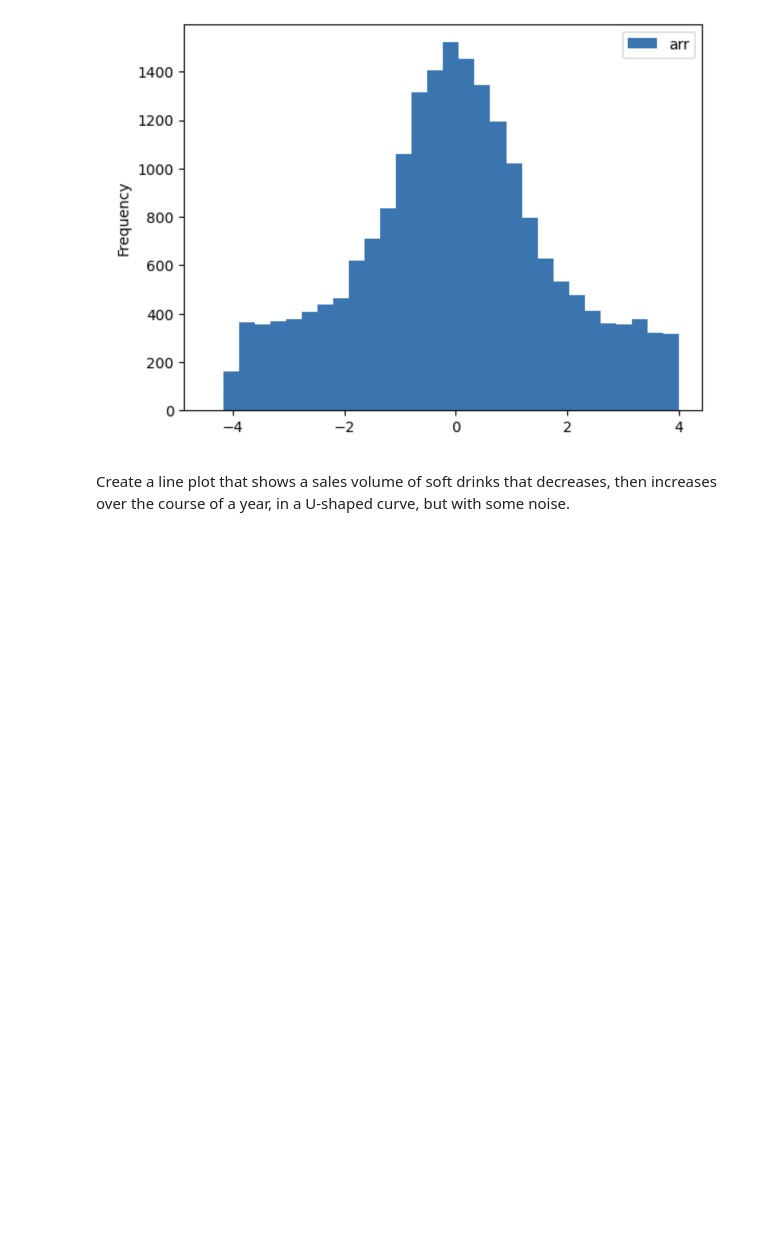
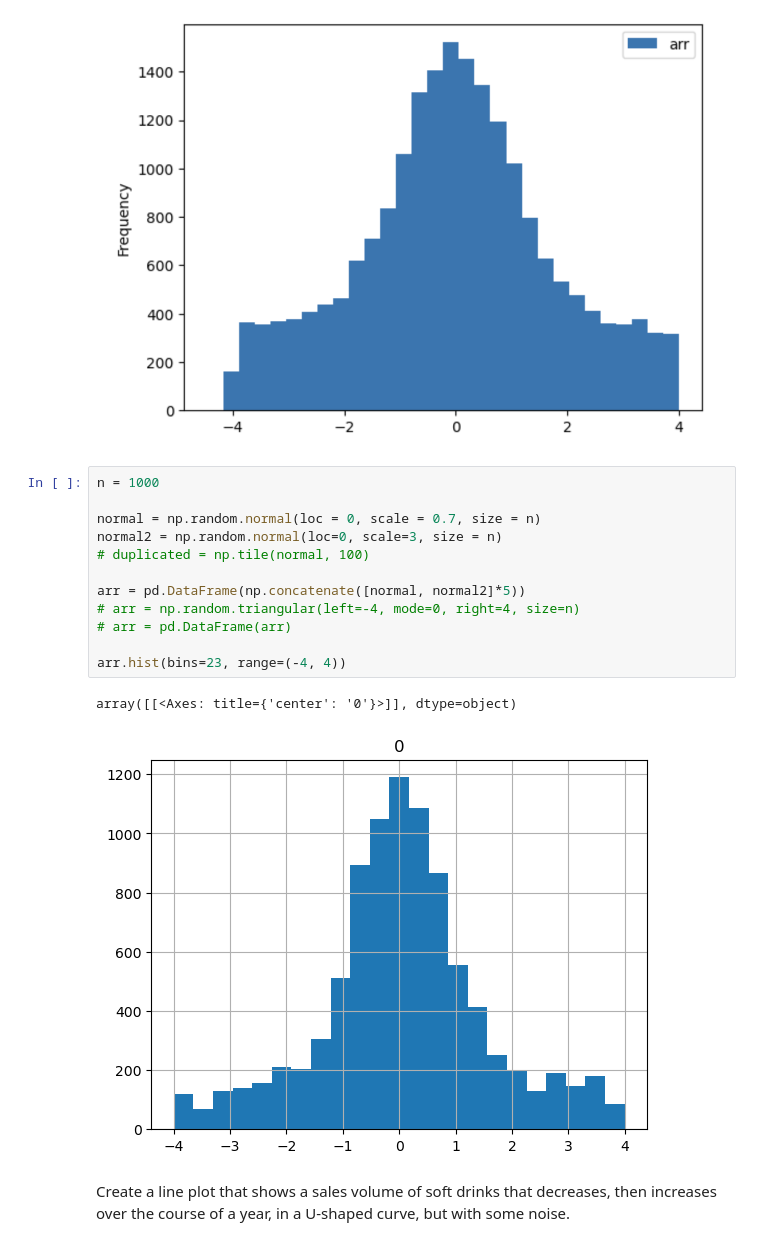
Before and after one commit to chenmichael2/MOD-B-O2, a Jupyter notebook: OMDS-ModB2-Week5-Chen-Michael.ipynb, the cells around one changed output. Cells and saved outputs as stored; diff of their text form; blank space fills up the shorter version.

```diff
--- a/OMDS-ModB2-Week5-Chen-Michael.ipynb
+++ b/OMDS-ModB2-Week5-Chen-Michael.ipynb
@@ -175,6 +214,21 @@ from IPython.display import Image
 Image("histogram.png")
 # %% [output]
 [figure]
+# %%
+n = 1000
+
+normal = np.random.normal(loc = 0, scale = 0.7, size = n)
+normal2 = np.random.normal(loc=0, scale=3, size = n)
+# duplicated = np.tile(normal, 100)
+
+arr = pd.DataFrame(np.concatenate([normal, normal2]*5))
+# arr = np.random.triangular(left=-4, mode=0, right=4, size=n)
+# arr = pd.DataFrame(arr)
+
+arr.hist(bins=23, range=(-4, 4))
+# %% [output]
+array([[<Axes: title={'center': '0'}>]], dtype=object)
+[figure, added]
 # %% [markdown]
 Create a line plot that shows a sales volume of soft drinks that decreases, then increases over the course of a year, in a U-shaped curve, but with some noise.
 # %% [markdown]
```
Also changed, not shown: parts of 4 cells of this notebook.
